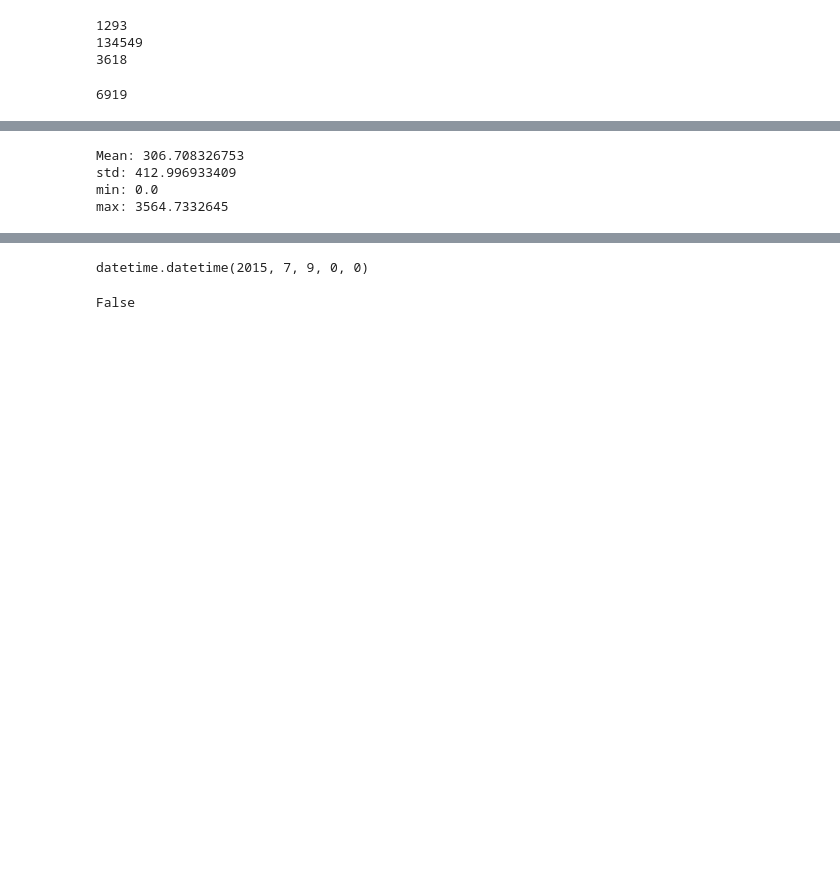
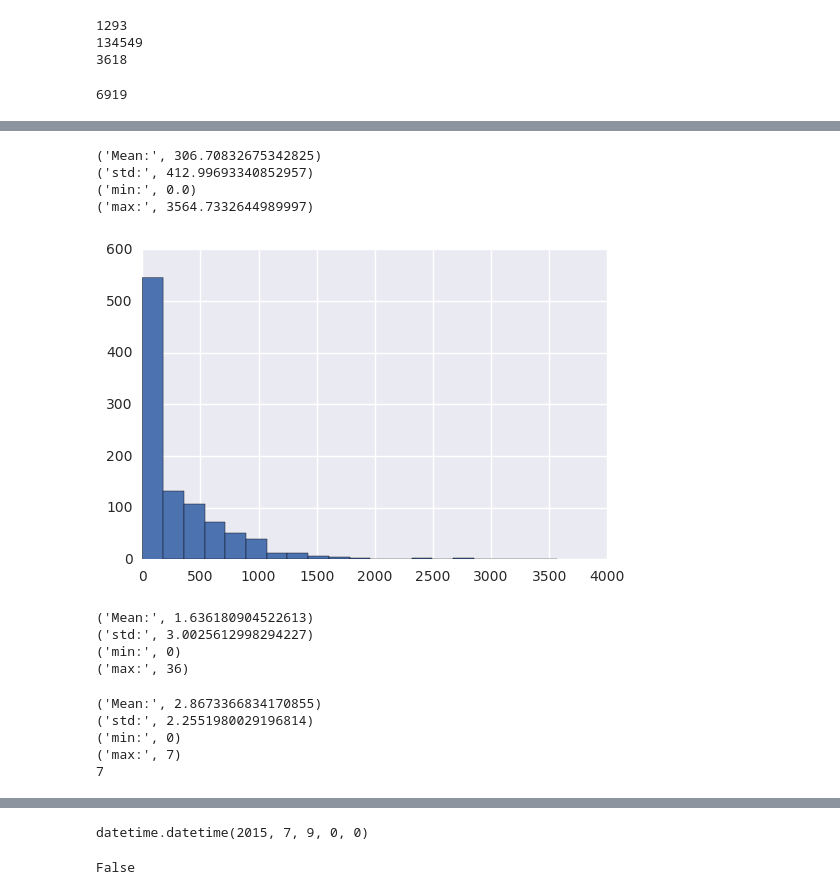
Before and after one commit to huanyu-liao/Udacity, a Jupyter notebook: intro to data analysis/excercise1.ipynb, the cells around one changed output, grey strips where cells are left out. Cells and saved outputs as stored; diff of their text form; code cells hidden in the pictures; blank space fills up the shorter version.

Commit message:
begin lesson2

```diff
--- a/intro to data analysis/excercise1.ipynb
+++ b/intro to data analysis/excercise1.ipynb
@@ -219,25 +213,56 @@ for engagement in paid_engagement_in_first_week:
-# %%
-total_minutes_by_account = {}
-
-for accout_key, engagement_for_student in engagement_by_account.items():
-    total = 0
-    for engagement in engagement_for_student:
-        total += engagement['total_minutes_visited']
-    total_minutes_by_account[accout_key] = total
+# %%
+
+def sum_grouped_items(data, fieldname):
+    summed_data = {}
+    for key, data_points in data.items():
+        total = 0
+        for data_point in data_points:
+            if fieldname == 'num_courses_visited':
+                #print 'it is num_courses_visited'
+                if data_point[fieldname] > 0:
+                    total += 1
+            else:
+                total += data_point[fieldname]
+                #print 'it is not num_course_visited'
+        summed_data[key]=total
+    return summed_data
+
+total_minutes_by_account = sum_grouped_items(engagement_by_account, 'total_minutes_visited')
 # %%
-total_minutes = list(total_minutes_by_account.values())
-sum(total_minutes)/len(total_minutes)
-
-import numpy as np
-print('Mean:', np.mean(total_minutes))
-print('std:', np.std(total_minutes))
-print('min:', np.min(total_minutes))
-print('max:', np.max(total_minutes))
+%matplotlib inline
+import matplotlib.pyplot as plt
+import seaborn as sns
+def describe_data(data):
+    print('Mean:', np.mean(data))
+    print('std:', np.std(data))
+    print('min:', np.min(data))
+    print('max:', np.max(data))
+    plt.hist(data,bins=20)
+describe_data(list(total_minutes_by_account.values()))
 # %% [output]
-Mean: 306.708326753
-std: 412.996933409
-min: 0.0
-max: 3564.7332645
+('Mean:', 306.70832675342825)
+('std:', 412.99693340852957)
+('min:', 0.0)
+('max:', 3564.7332644989997)
+[figure, added]
+# %%
+total_lessons_completed_by_account = sum_grouped_items(engagement_by_account, 'lessons_completed')
+describe_data(total_lessons_completed_by_account.values())
+# %% [output]
+('Mean:', 1.636180904522613)
+('std:', 3.0025612998294227)
+('min:', 0)
+('max:', 36)
+# %%
+days_visited_by_account = sum_grouped_items(engagement_by_account, 'num_courses_visited')
+describe_data(days_visited_by_account.values())
+print days_visited_by_account['0']
+# %% [output]
+('Mean:', 2.8673366834170855)
+('std:', 2.2551980029196814)
+('min:', 0)
+('max:', 7)
+7
 # %%
 student_with_max_minutes = max(total_minutes_by_account.items(), key=lambda pair: pair[1])
 s = None
```
Also changed, not shown: parts of 17 cells of this notebook.
